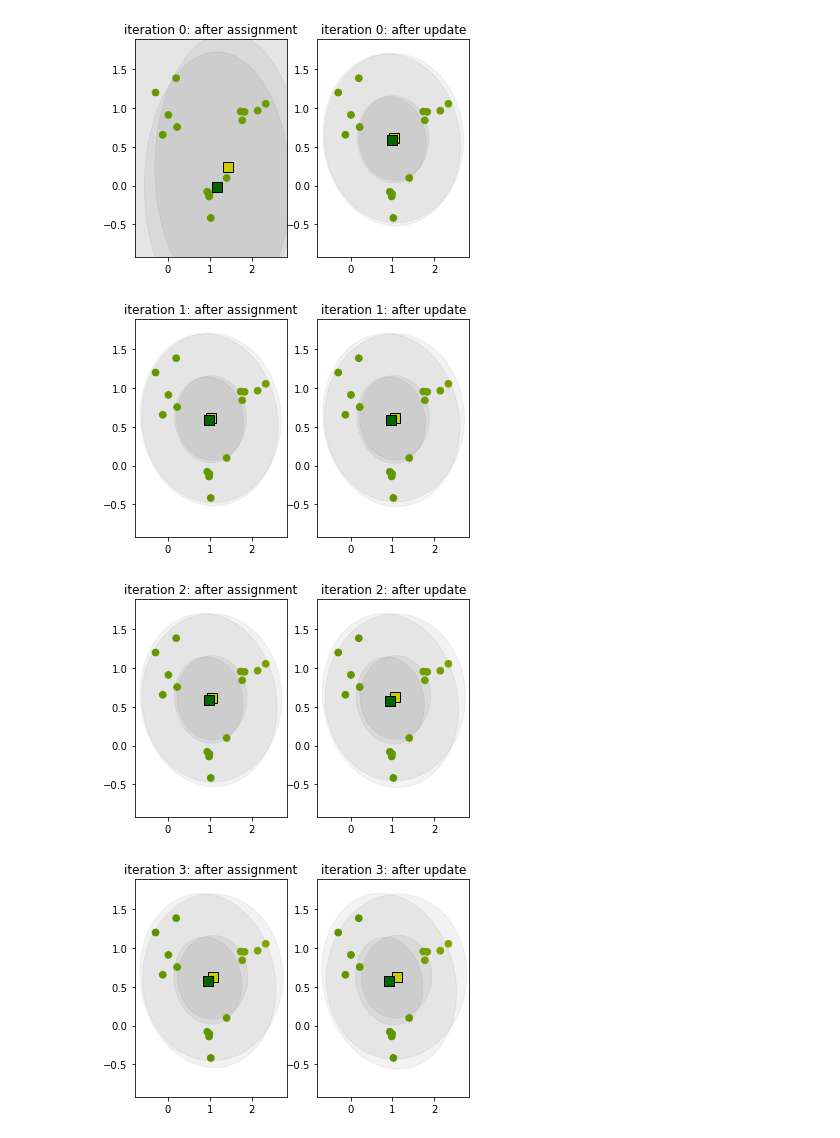
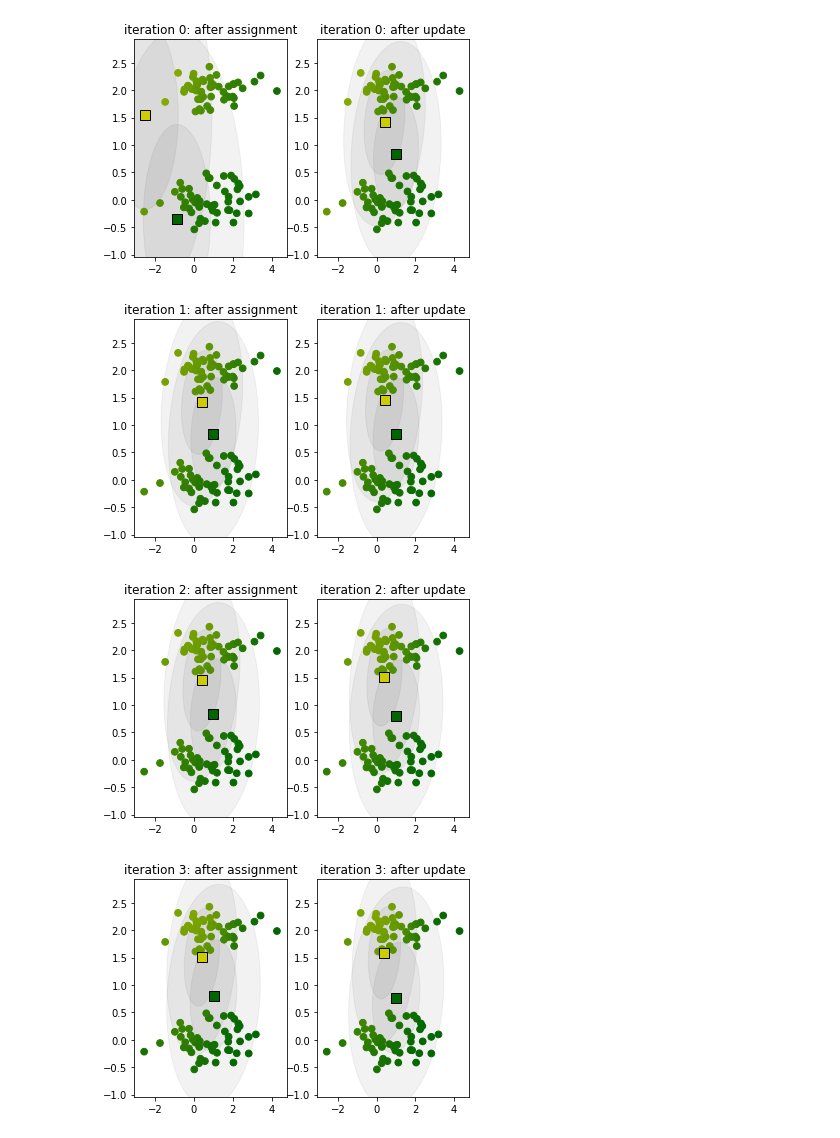
Before and after one commit to M-crypto645/Mathematical-Data-Science-Project, a Jupyter notebook: EM_algorithm.ipynb, the cells around one changed output. Saved outputs shown, nothing was run; the diff lists cells and outputs as text; code cells hidden in the pictures.

```diff
--- a/EM_algorithm.ipynb
+++ b/EM_algorithm.ipynb
@@ -161,8 +161,7 @@ if __name__ == "__main__":
     n_iter = 100
     K = 2 # number of clusters
 
-
-    option = 1  # select scenario
+    option = 9  # select scenario
 
     # description of options:
     # option 1: three clusters with few points
@@ -183,7 +182,10 @@ if __name__ == "__main__":
         sig2 = 0.05*np.eye(2)
         mean3 = np.array([2, 1])
         sig3 = 0.05*np.eye(2)
-        data = np.concatenate((np.random.multivariate_normal(mean1, sig1, 5), np.random.multivariate_normal(mean2, sig2, 5), np.random.multivariate_normal(mean3, sig3, 5)))
+        first = np.random.multivariate_normal(mean1, sig1, 5)
+        second = np.random.multivariate_normal(mean2, sig2, 5)
+        third = np.random.multivariate_normal(mean3, sig3, 5)
+        data = np.concatenate((first, second, third))
     elif option == 2:
         mean1 = np.array([1,0])
         sig1 = np.diag([1.5, 0.05])
@@ -200,7 +202,7 @@ if __name__ == "__main__":
         mean1 = np.array([1, 1])
         sig1 = np.diag([4, 4])
         mean2 = np.array([3.5, 1])
-        sig2 = np.diag([0.1, 0.1])
+        sig2 = np.diag([0.01, 0.01])
         data = np.concatenate((np.random.multivariate_normal(mean1, sig1, 50), np.random.multivariate_normal(mean2, sig2, 50)))
     elif option == 5:
         data1 = np.random.normal(0, 1, (40,2))
@@ -216,6 +218,30 @@ if __name__ == "__main__":
         print(df) # see what it looks like
         data = df.loc[:,["eruptions", "waiting"]].to_numpy()
         #ret = KMeans(data, K, return_all_iterations=show_iterations)
+    elif option == 7: #singularity
+        mean1 = np.array([1,0])
+        sig1 = np.diag([1.5, 0.05])
+        mean2 = np.array([1, 2])
+        sig2 = np.diag([0.05, 0.05])
+        first = np.random.multivariate_normal(mean1, sig1, 2)
+        second = np.random.multivariate_normal(mean2, sig2, 10)
+        data = np.concatenate((first, second))
+    elif option == 8: #maybe not a global maximum
+        data1 = np.random.normal(0, 1, (40,2))
+        norms1 = np.tile(np.sqrt(data1[:,0]**2 + data1[:, 1]**2), (2, 1)).T
+        first = data1/(norms1) + np.random.normal(0, 0.05, (40,2))
+        data2 = np.random.normal(0, 1, (40,2))
+        norms2 = np.tile(np.sqrt(data2[:,0]**2 + data2[:, 1]**2), (2, 1)).T
+        second = data2/(0.3*norms2) + np.random.normal(0, 0.05, (40,2))
+        data = np.concatenate((first, second))
+    elif option == 9: #maybe global maximum
+        mean1 = np.array([1,0])
+        sig1 = np.diag([1.5, 0.05])
+        mean2 = np.array([1, 2])
+        sig2 = np.diag([1.5, 0.05])
+        first = np.random.multivariate_normal(mean1, sig1, 50)
+        second = np.random.multivariate_normal(mean2, sig2, 50)
+        data = np.concatenate((first, second))
 
     # find bounding box of data (for plotting purposes)
     xmin = np.min(data[:, 0])
@@ -232,20 +258,20 @@ if __name__ == "__main__":
 
     ret = EM(data, K, n_iter = n_iter, return_all_iterations=True)
 
+    if ret["success"] == True:
+        m = ret["m"]
+        m_history = ret["m_history"]
 
-    m = ret["m"]
-    m_history = ret["m_history"]
+        n_iter = m_history.shape[0] - 1
 
-    n_iter = m_history.shape[0] - 1
+        Sigma = ret["Sigma"]
+        Sigma_history = ret["Sigma_history"]
+        p = ret["p"]
+        p_history = ret["p_history"]
+        gamma = ret["gamma"]
+        gamma_history = ret["gamma_history"]
 
-    Sigma = ret["Sigma"]
-    Sigma_history = ret["Sigma_history"]
-    p = ret["p"]
-    p_history = ret["p_history"]
-    gamma = ret["gamma"]
-    gamma_history = ret["gamma_history"]
-
-    plt.ion()
+        plt.ion()
 
 
 
@@ -284,36 +310,48 @@ if __name__ == "__main__":
 
 
         ax2.set_xlim([xmin-0.5, xmax+0.5])
         ax2.set_ylim([ymin-0.5, ymax+0.5])
 
         for k in range(K):
             ax2.plot(m_now[k, 0], m_now[k, 1], color = colors[k], marker = "s", markeredgecolor="k", markersize=10)
 
 
 
 
         if K == 2: # linear interpolation between colors possible
             mixcoeffs = gamma_now[:, 1]
             sc = ax2.scatter(data[:, 0], data[:, 1], c=[colorFader(colors[0],colors[1],mixc) for mixc in mixcoeffs], s=45, zorder=2)
 
         else: # for more clusters we can only color with the dominant cluster :(
             cs_index = [int(list(gamma_now[n, :]).index(max(gamma_now[n, :]))) for n in range(N)]
             ax2.scatter(data[:, 0], data[:, 1], c=[colors[csi] for csi in cs_index], s=45, zorder=2)
         for k in range(K):
             plot_ellipse(m_now[k, :], Sigma_now[k], ax2)
             plot_ellipse(m_now[k, :], Sigma_now[k], ax2, n_std=2.0)
 
         ax1.set_title("iteration " + str(it) + ": after assignment")
         ax2.set_title("iteration " + str(it) + ": after update")
         #plt.title("iteration " + str(it) + ": after update")
         # ax1.set_aspect('equal')
         # ax2.set_aspect('equal')
         plt.show()
 
-    for it in range(m_history.shape[0]-2):
-        drawfig(it)
+    if ret["success"] == True:
+        for it in range(m_history.shape[0]-2):
+            drawfig(it)
+
+    plt.figure()
+    ax1 = plt.subplot(1,2,1)
+    ax1.set_xlim([xmin-0.5, xmax+0.5])
+    ax1.set_ylim([ymin-0.5, ymax+0.5])
+    ax1.scatter(first[:, 0], first[:, 1])
+    ax1.scatter(second[:, 0], second[:, 1])
+    if option == 1:
+        ax1.scatter(third[:, 0], third[:, 1])
+    ax1.set_title("initial clusters")
+    plt.show()
 # %% [output]
-[figure, old version]
+[figure, new version]
-[figure, old version]
+[figure, new version]
-[figure, old version]
+[figure, new version]
-[figure, old version]
+[figure, new version]
```
Also changed, not shown: parts of 1 cell of this notebook.
